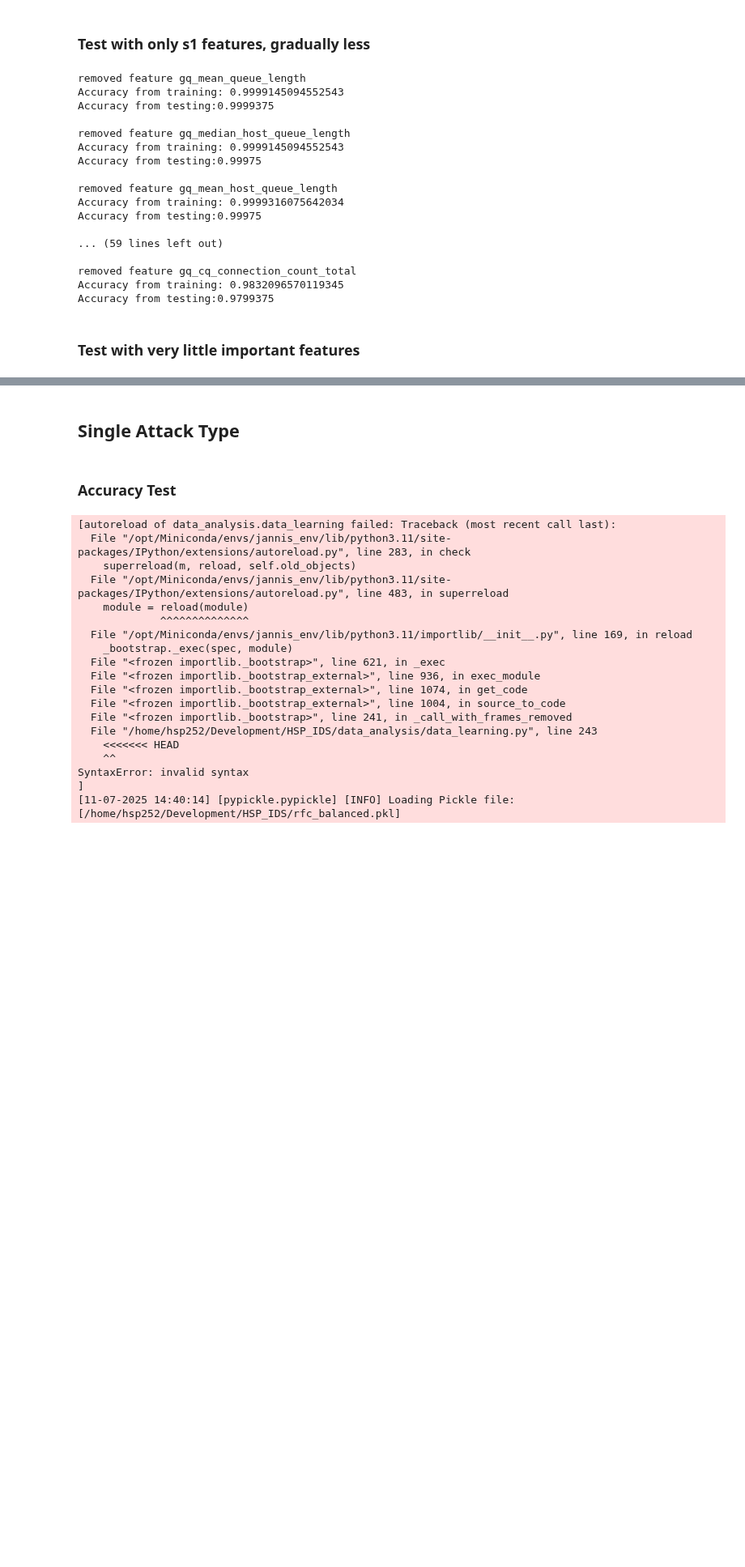
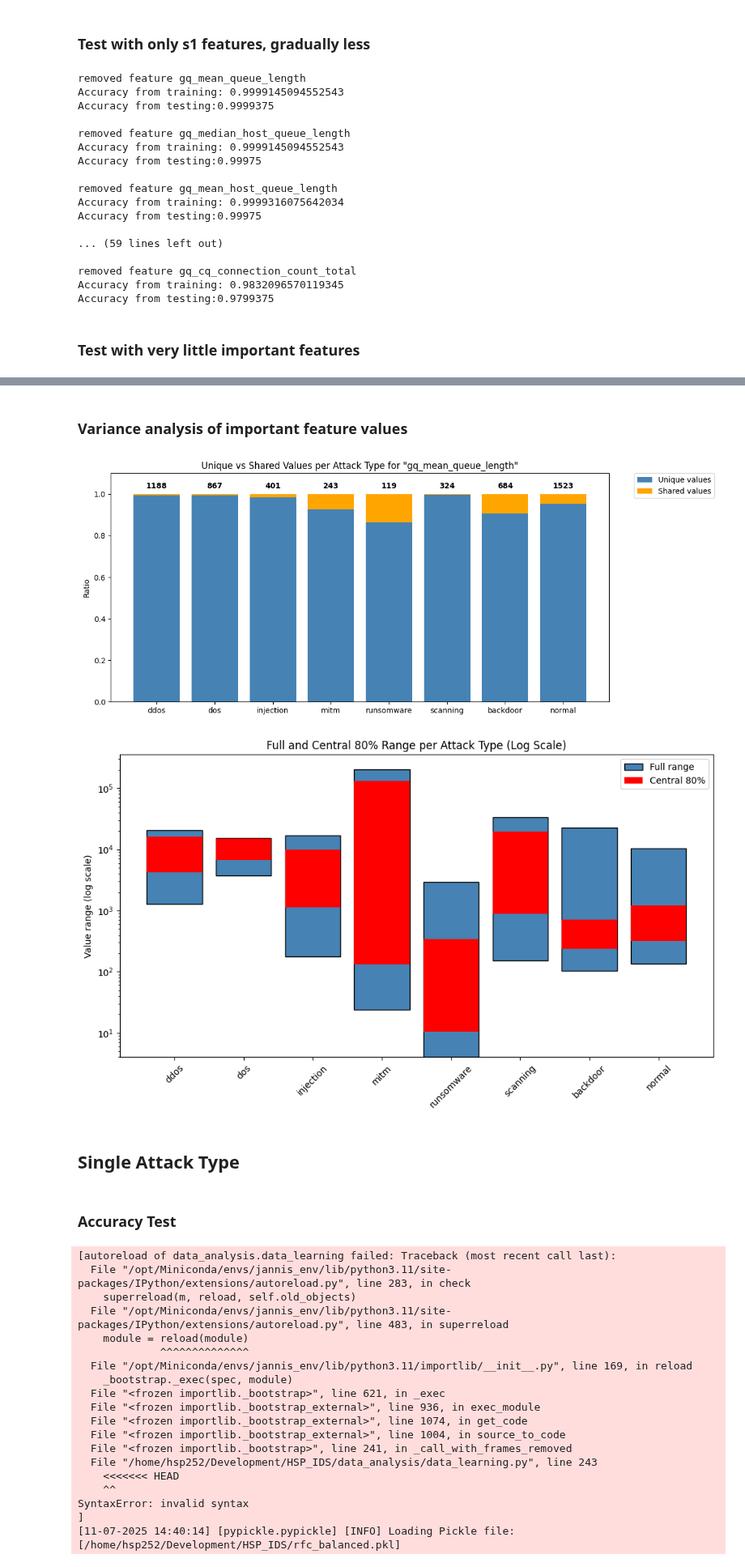
Before and after one commit to JannisMeyer/HSP_IDS, a Jupyter notebook: parquet.ipynb, the cells around one changed output, grey strips where cells are left out. Shown at 81% size. Saved outputs shown, nothing was run; the diff lists cells and outputs as text; code cells hidden in the pictures; blank space fills up the shorter version.

Commit message:
added plotting of distinct value analytics

```diff
--- a/parquet.ipynb
+++ b/parquet.ipynb
@@ -288,3 +288,81 @@ Accuracy from testing:0.9988125
+# %% [markdown]
+### Variance analysis of important feature values
+# %%
+# get unique values for all classes for a feature
+unique_values = []
+feature = "gq_mean_queue_length"
+for i, type in enumerate(attack_types):
+    fvs, labels = dp.get_fvs_from_parquet(parquet_paths=[parquet_paths[i]],
+                                        NR_ELEMENTS=2000,
+                                        attack_types=[attack_types[i]],
+                                        all_samples=False)
+
+    unique_values_local = fvs[feature].unique()
+    unique_values.append(unique_values_local.tolist())
+
+# plot value intersection percentages
+sets = [set(lst) for lst in unique_values]
+
+shared_ratios = []
+unique_ratios = []
+total_counts = []
+
+for i, s in enumerate(sets):
+    others = set().union(*[sets[j] for j in range(len(sets)) if j != i])
+    shared = s & others
+    unique = s - others
+    total = len(s)
+    shared_ratios.append(len(shared) / total if total > 0 else 0)
+    unique_ratios.append(len(unique) / total if total > 0 else 0)
+    total_counts.append(total)
+
+fig, ax = dp.plt.subplots(figsize=(12, 5))
+bars1 = ax.bar(attack_types, unique_ratios, label="Unique values", color="steelblue")
+bars2 = ax.bar(attack_types, shared_ratios, bottom=unique_ratios, label="Shared values", color="orange")
+
+for i, count in enumerate(total_counts):
+    ax.text(i, 1.02, str(count), ha='center', va='bottom', fontweight='bold')
+
+ax.set_ylabel("Ratio")
+ax.set_title(f"Unique vs Shared Values per Attack Type for \"{feature}\"")
+ax.set_ylim(0, 1.1)
+ax.legend(bbox_to_anchor=(1.05, 1), loc='upper left', borderaxespad=0.)
+
+dp.plt.tight_layout()
+dp.plt.show()
+
+# plot ranges of values
+fig, ax = dp.plt.subplots(figsize=(10, 6))
+
+all_values = [v for sublist in unique_values for v in sublist if v > 0]
+global_min = min(all_values)
+global_max = max(all_values)
+
+for i, values in enumerate(unique_values):
+    values = [v for v in values if v > 0]
+    if not values:
+        continue
+
+    sorted_vals = sorted(values)
+    min_val = dp.np.min(sorted_vals)
+    max_val = dp.np.max(sorted_vals)
+    p10 = dp.np.percentile(sorted_vals, 10)
+    p90 = dp.np.percentile(sorted_vals, 90)
+
+    ax.bar(attack_types[i], height=max_val-min_val, bottom=min_val, color='steelblue', edgecolor='black', label='Full range' if i == 0 else "")
+
+    ax.bar(attack_types[i], height=p90-p10, bottom=p10, color='red', label='Central 80%' if i == 0 else "")
+
+ax.set_yscale('log')
+ax.set_ylabel('Value range (log scale)')
+ax.set_title('Full and Central 80% Range per Attack Type (Log Scale)')
+dp.plt.xticks(rotation=45)
+ax.legend()
+dp.plt.tight_layout()
+dp.plt.show()
+# %% [output]
+[figure, added]
+[figure, added]
 # %% [markdown]
 ## Single Attack Type
 # %% [markdown]
```
Also changed, not shown: parts of 3 cells of this notebook.
